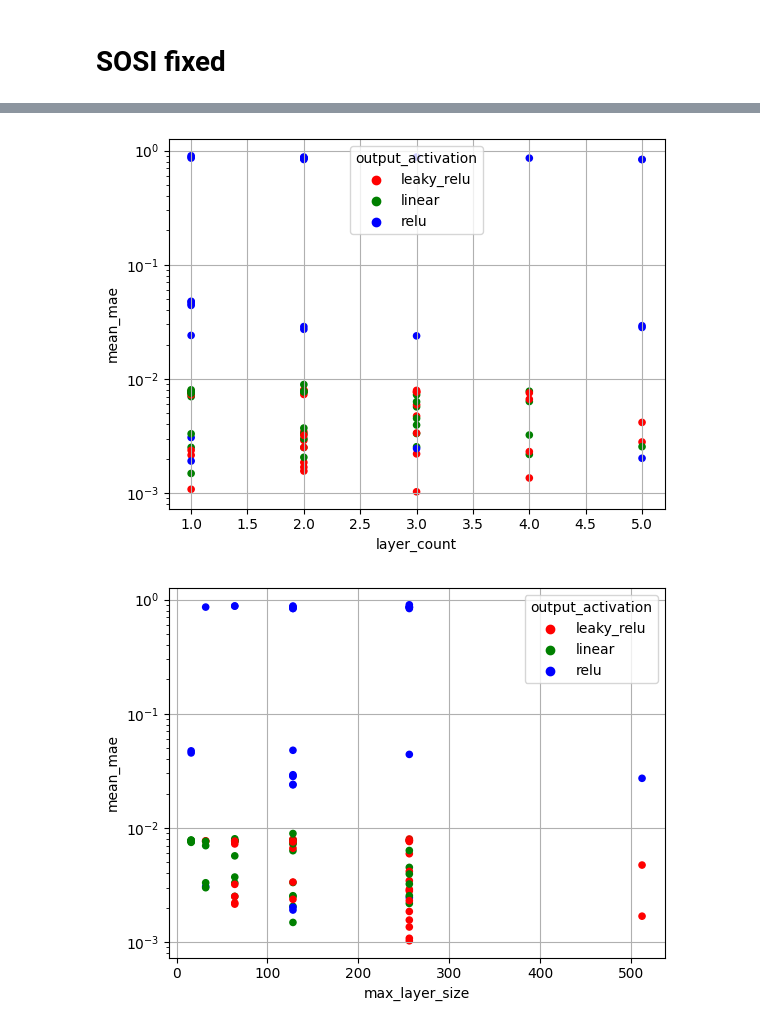
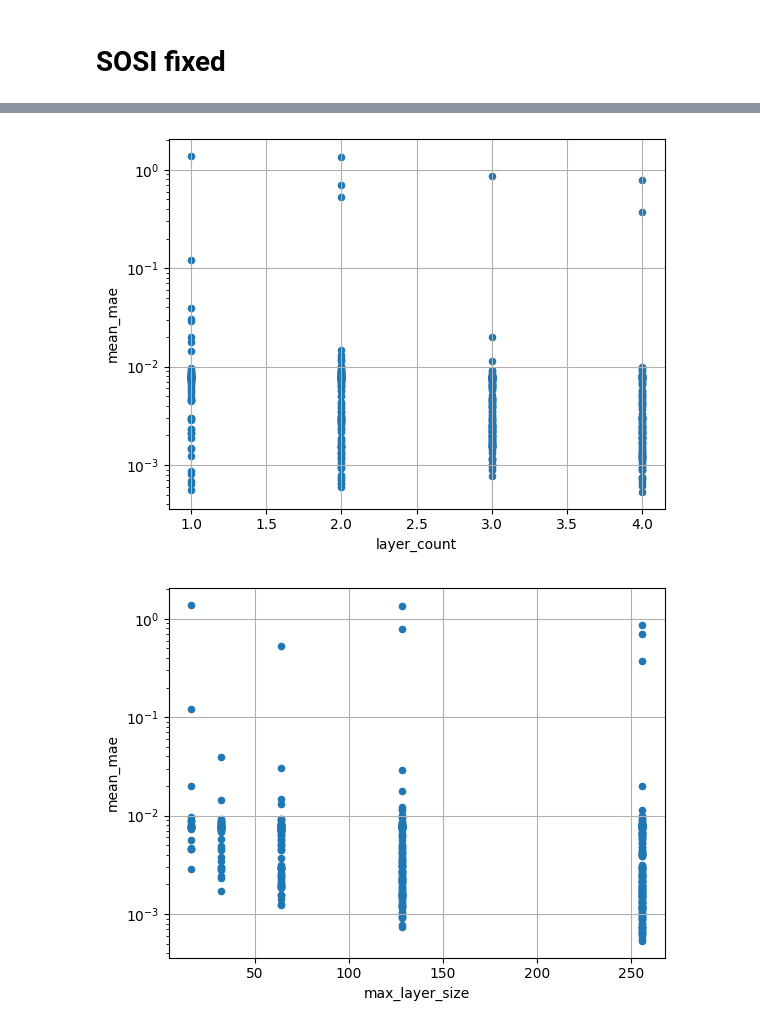
Before and after one commit to Davidxdydz/TrapDiffusion, a Jupyter notebook: Evaluation.ipynb, the cells around one changed output, grey strips where cells are left out. Saved outputs shown, nothing was run; the diff lists cells and outputs as text; code cells hidden in the pictures.

```diff
--- a/Evaluation.ipynb
+++ b/Evaluation.ipynb
@@ -48 +48,3 @@ df = load_random_search("random_search/15µs")
+# %%
+df = load_random_search("random_search/50µs Single-Occupation, Single Isotope, fixed matrix")
 # %%
@@ -52,20 +54,18 @@ plot(df,"physics_weight","mean_mae","output_activation",logy=True)
 # %%
 plot(df,
     x="layer_count",
     y="mean_mae",
-    c="output_activation",
     logy = True)
 # %% [output]
-[figure, old version]
+[figure, new version]
 # %%
 plot(df,
     x="max_layer_size",
     y="mean_mae",
-    c="output_activation",
     logy=True,
 )
 # %% [output]
-[figure, old version]
+[figure, new version]
 # %%
 plot(df,
     x="max_mae",
```
Also changed, not shown: parts of 12 cells of this notebook.
